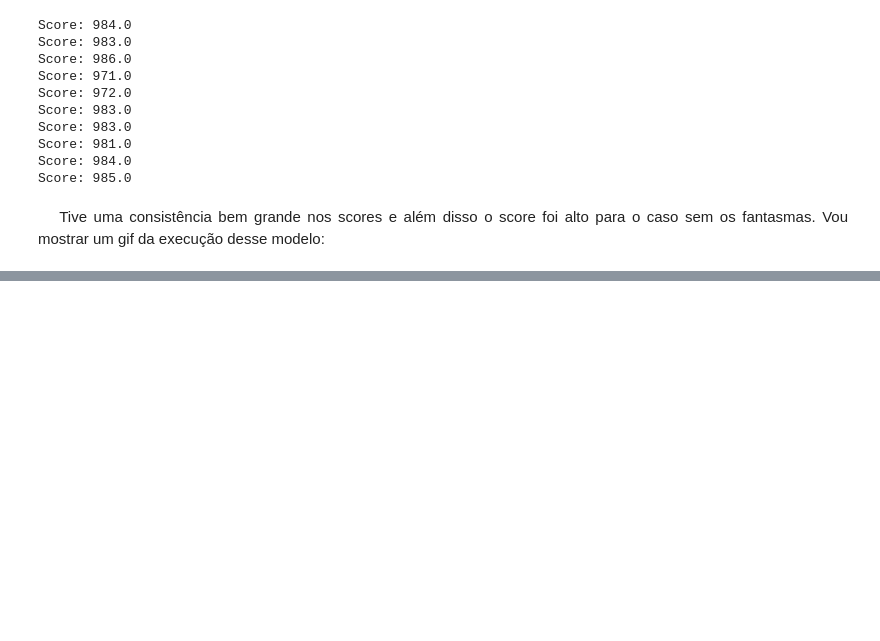
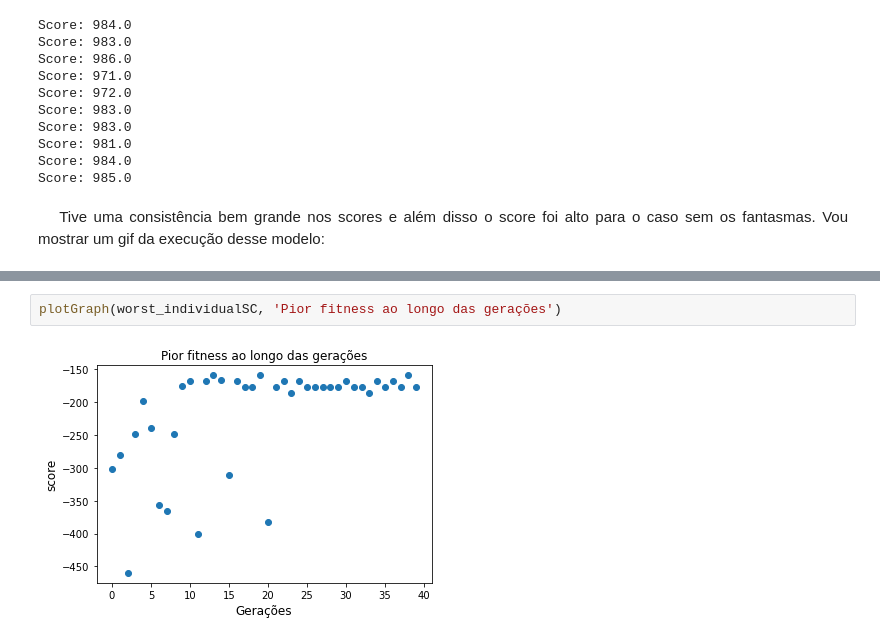
Before and after one commit to MateusOlivi/Machine-Learning, a Jupyter notebook: Projeto3/python3test/Projeto3.ipynb, the cells around one changed output, grey strips where cells are left out. Saved outputs shown, nothing was run; the diff lists cells and outputs as text; blank space fills up the shorter version.

```diff
--- a/Projeto3/python3test/Projeto3.ipynb
+++ b/Projeto3/python3test/Projeto3.ipynb
@@ -464,0 +549,4 @@ Score: 985.0
+# %%
+plotGraph(worst_individualSC, 'Pior fitness ao longo das gerações')
+# %% [output]
+[figure, added]
```
Also changed, not shown: parts of 45 cells of this notebook, 2 other files.
